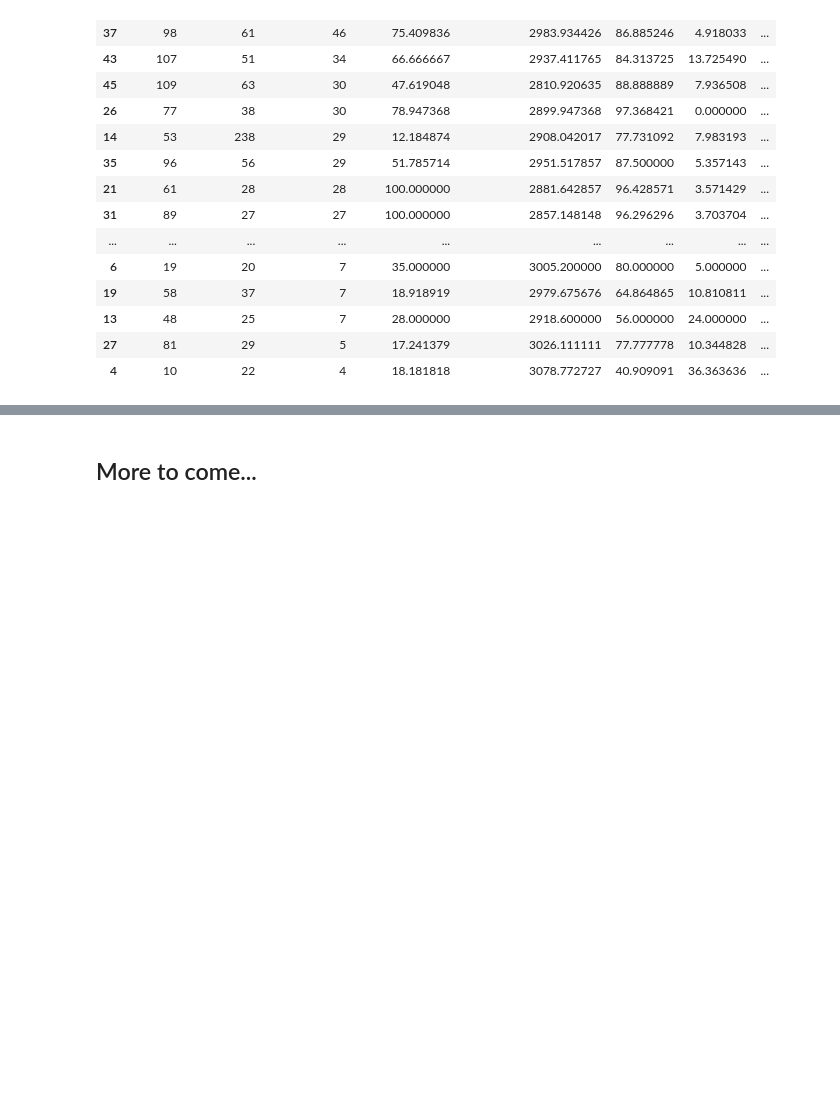
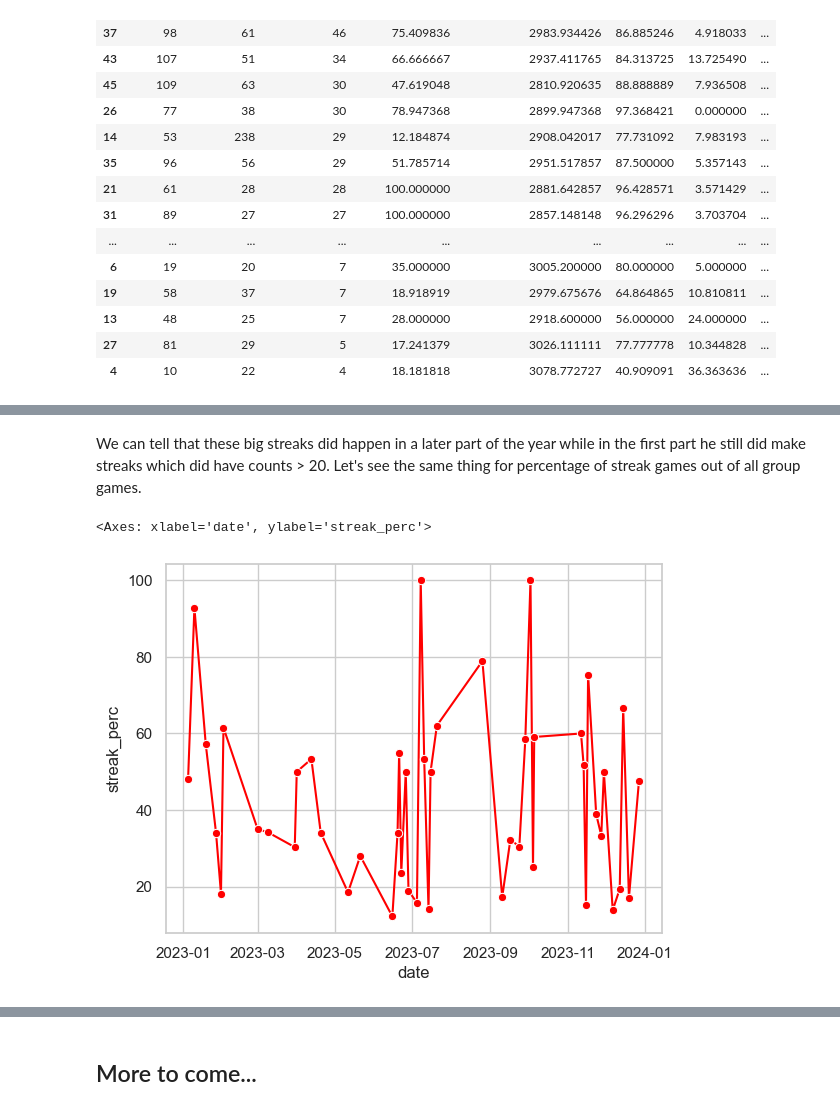
Before and after one commit to vzornic/hikaru-interesting-analysis, a Jupyter notebook: analysis.ipynb, the cells around one changed output, grey strips where cells are left out. Saved outputs shown, nothing was run; the diff lists cells and outputs as text; code cells hidden in the pictures; blank space fills up the shorter version.

```diff
--- a/analysis.ipynb
+++ b/analysis.ipynb
@@ -1486,0 +1511,8 @@ While this may seem interesting and worth checking, it is important to say that
+# %% [markdown]
+We can tell that these big streaks did happen in a later part of the year while in the first part he still did make streaks which did have counts > 20.
+Let's see the same thing for percentage of streak games out of all group games.
+# %%
+sns.lineplot(x='date', y='streak_perc', data=plot_df, marker='o', linestyle='-', color='red')
+# %% [output]
+<Axes: xlabel='date', ylabel='streak_perc'>
+[figure, added]
```
Also changed, not shown: parts of 5 cells of this notebook.
